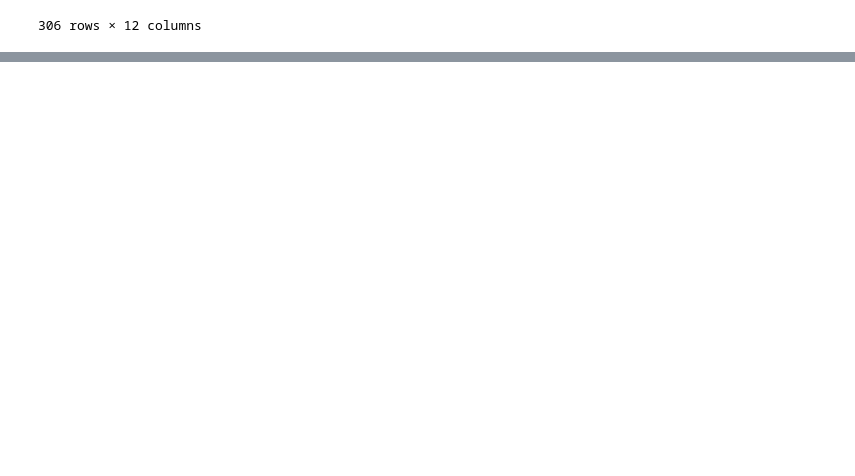
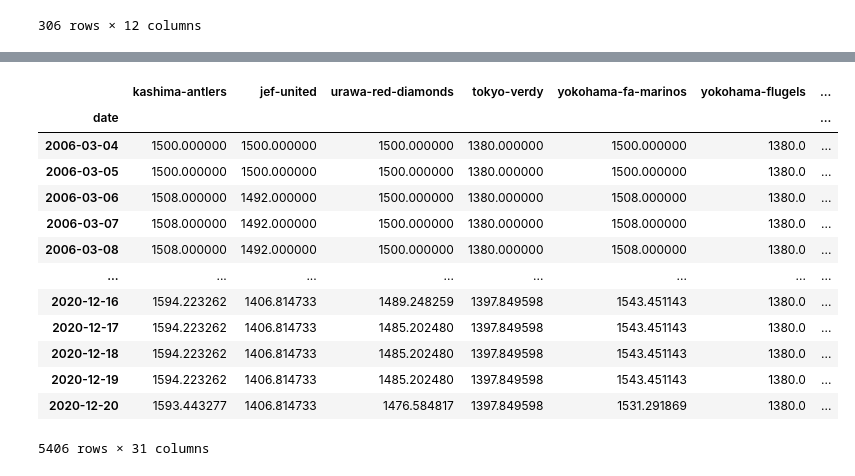
Before and after one commit to dovicie/jleague-result-prediction, a Jupyter notebook: scrape_match_data_yearly.ipynb, the cells around one changed output, grey strips where cells are left out. Saved outputs shown, nothing was run; the diff lists cells and outputs as text; code cells hidden in the pictures; blank space fills up the shorter version.

```diff
--- a/scrape_match_data_yearly.ipynb
+++ b/scrape_match_data_yearly.ipynb
@@ -285,0 +319,4 @@ df
+# %%
+df_elo =pd.read_csv("./elorating.csv")
+df_elo["date"] = pd.to_datetime(df_elo["date"])
+df_elo
@@ -285,0 +337,19 @@ df
+# %%
+df_elo =  df_elo.set_index("date")
+# %%
+df_elo
+# %% [output]
+|  | kashima-antlers | jef-united | urawa-red-diamonds | tokyo-verdy | yokohama-fa-marinos | yokohama-flugels | ... |
+| date |  |  |  |  |  |  | ... |
+| 2006-03-04 | 1500.000000 | 1500.000000 | 1500.000000 | 1380.000000 | 1500.000000 | 1380.0 | ... |
+| 2006-03-05 | 1500.000000 | 1500.000000 | 1500.000000 | 1380.000000 | 1500.000000 | 1380.0 | ... |
+| 2006-03-06 | 1508.000000 | 1492.000000 | 1500.000000 | 1380.000000 | 1508.000000 | 1380.0 | ... |
+| 2006-03-07 | 1508.000000 | 1492.000000 | 1500.000000 | 1380.000000 | 1508.000000 | 1380.0 | ... |
+| 2006-03-08 | 1508.000000 | 1492.000000 | 1500.000000 | 1380.000000 | 1508.000000 | 1380.0 | ... |
+| ... | ... | ... | ... | ... | ... | ... | ... |
+| 2020-12-16 | 1594.223262 | 1406.814733 | 1489.248259 | 1397.849598 | 1543.451143 | 1380.0 | ... |
+| 2020-12-17 | 1594.223262 | 1406.814733 | 1485.202480 | 1397.849598 | 1543.451143 | 1380.0 | ... |
+| 2020-12-18 | 1594.223262 | 1406.814733 | 1485.202480 | 1397.849598 | 1543.451143 | 1380.0 | ... |
+| 2020-12-19 | 1594.223262 | 1406.814733 | 1485.202480 | 1397.849598 | 1543.451143 | 1380.0 | ... |
+| 2020-12-20 | 1593.443277 | 1406.814733 | 1476.584817 | 1397.849598 | 1531.291869 | 1380.0 | ... |
+5406 rows × 31 columns
```
Also changed, not shown: parts of 11 cells of this notebook, 19 other files.
